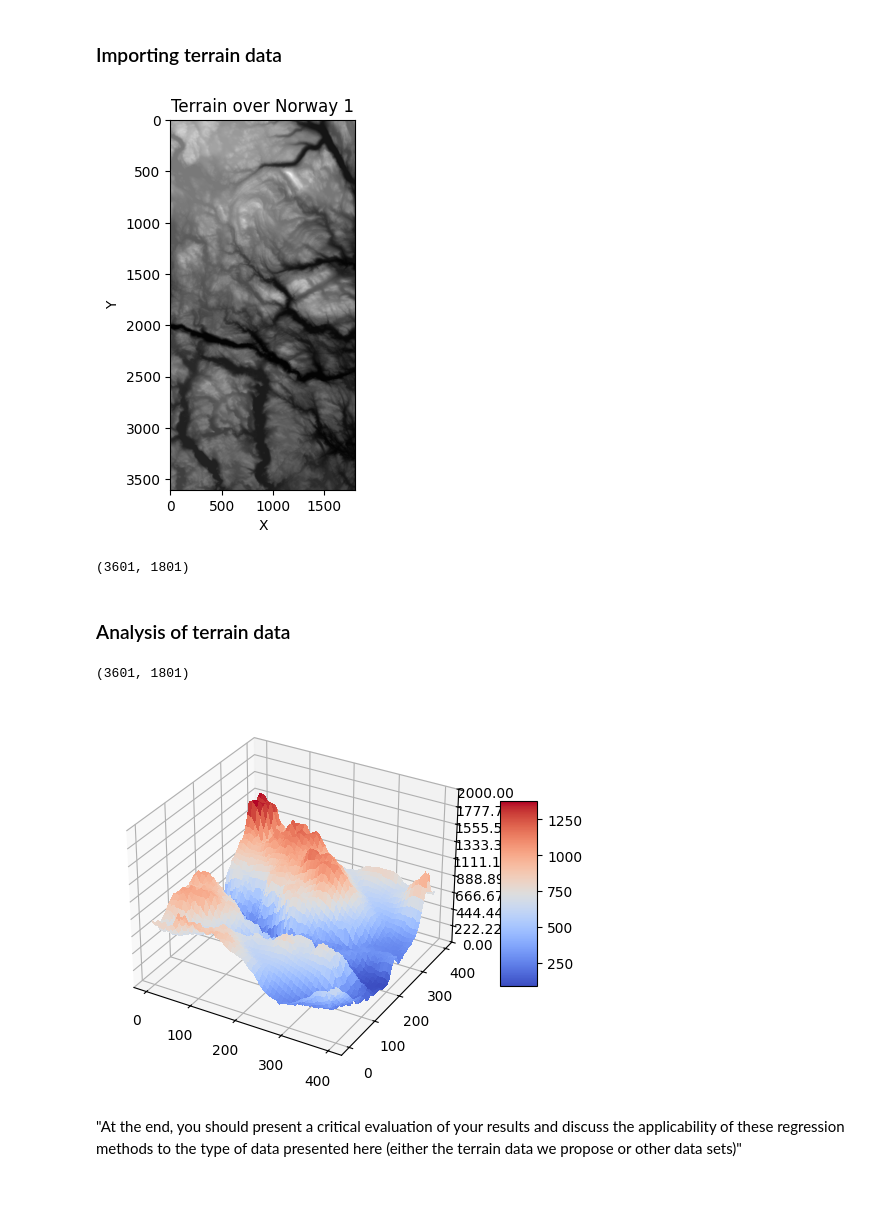
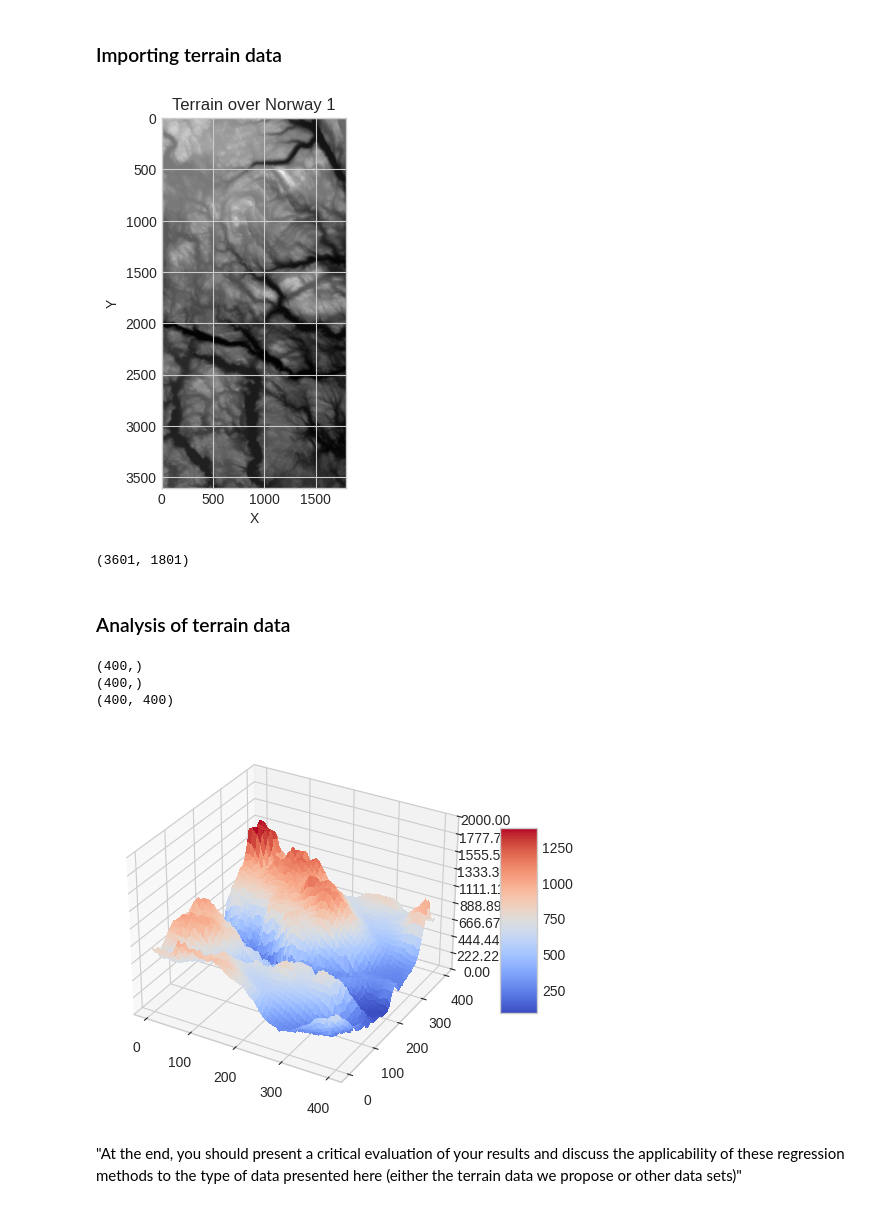
Before and after one commit to irisbore/FYS-STK4155_project1, a Jupyter notebook: Tasks/Part g).ipynb, the cells around one changed output. Saved outputs shown, nothing was run; the diff lists cells and outputs as text; code cells hidden in the pictures.

```diff
--- a/Tasks/Part g).ipynb
+++ b/Tasks/Part g).ipynb
@@ -5,28 +5,29 @@
 # %%
 import numpy as np
 from imageio import imread
 import matplotlib.pyplot as plt
 from mpl_toolkits.mplot3d import Axes3D
 from matplotlib import cm
 from sklearn.model_selection import cross_val_score
 from sklearn.linear_model import LinearRegression, Ridge, Lasso
 from sklearn.preprocessing import PolynomialFeatures
 from sklearn.metrics import mean_squared_error, r2_score
 from matplotlib.ticker import LinearLocator, FormatStrFormatter
 import functions as f
+plt.style.use('seaborn-v0_8-whitegrid')
 
 # Load the terrain
 terrain1 = imread("SRTM_data_Norway_1.tif")
 # Show the terrain
 plt.figure()
 plt.title("Terrain over Norway 1")
 plt.imshow(terrain1, cmap="gray")
 plt.xlabel("X")
 plt.ylabel("Y")
 plt.show()
 print(terrain1.shape)
 # %% [output]
-[figure, old version]
+[figure, new version]
 (3601, 1801)
 # %% [markdown]
 ### Analysis of terrain data
@@ -46,8 +47,13 @@ xv, yv = np.meshgrid(x, y)
 z = terrain_data[1200:1600,1300:1700]
 
 terrain_data.shape
+print(x.shape)
+print(y.shape)
+print(z.shape)
 # %% [output]
-(3601, 1801)
+(400,)
+(400,)
+(400, 400)
 # %%
 fig = plt.figure()
 #ax = fig.gca(projection='3d')
@@ -66,7 +72,7 @@ ax.zaxis.set_major_formatter(FormatStrFormatter("%.02f"))
 fig.colorbar(surf, shrink=0.5, aspect=5)
 plt.show()
 # %% [output]
-[figure, old version]
+[figure, new version]
 # %% [markdown]
 "At the end, you should present a critical evaluation of your results and discuss
 the applicability of these regression methods to the type of data presented here
```
Also changed, not shown: parts of 12 cells of this notebook.
